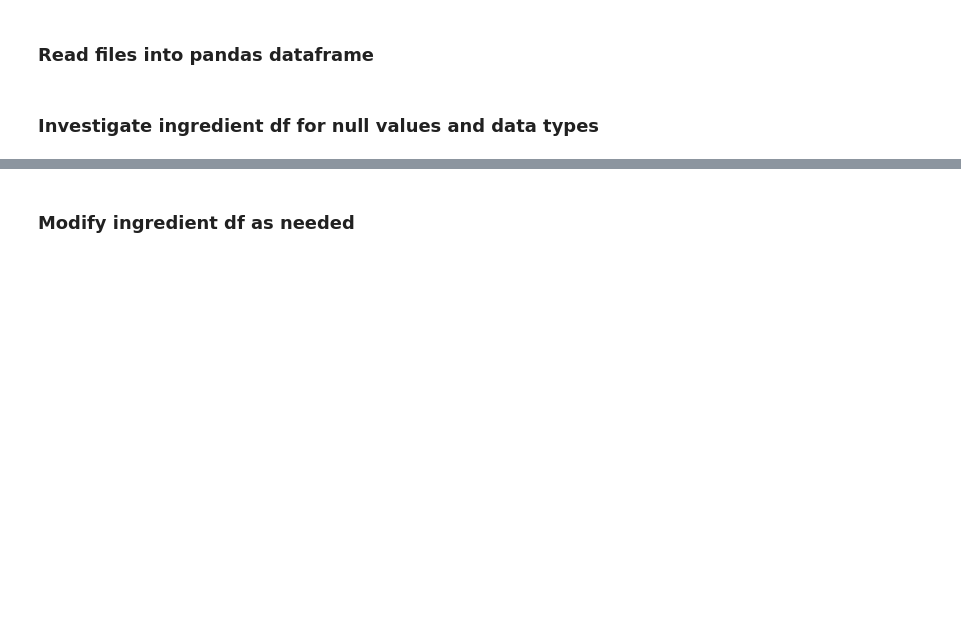
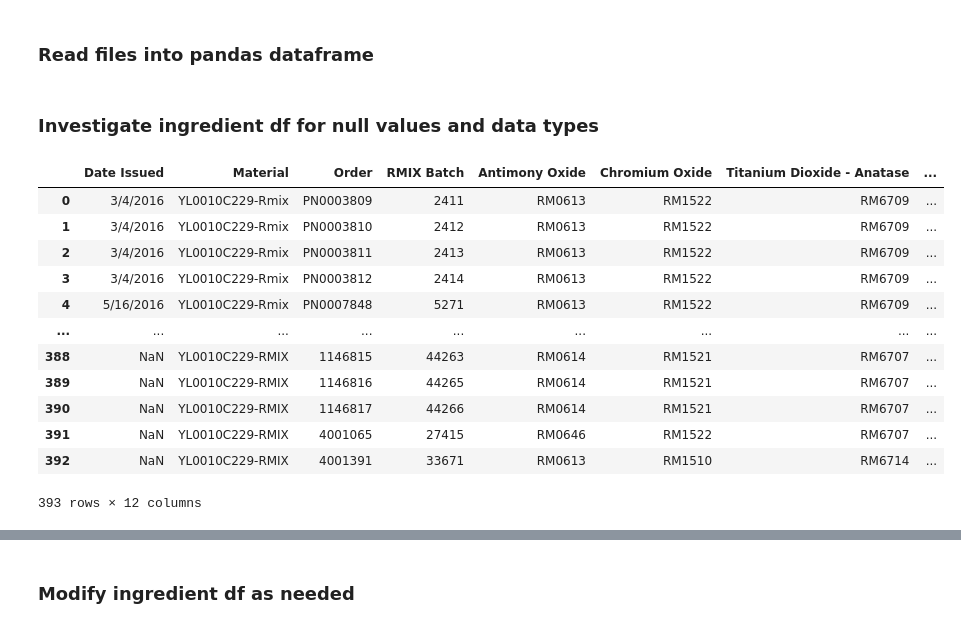
Before and after one commit to ryan-menning/rm-evaluation, a Jupyter notebook: scratch_pad.ipynb, the cells around one changed output, grey strips where cells are left out. Drawn from its saved outputs; the diff is of its cells as text; code cells hidden in the pictures; blank space fills up the shorter version.

```diff
--- a/scratch_pad.ipynb
+++ b/scratch_pad.ipynb
@@ -154,6 +154,22 @@ product_specs_df = pd.read_csv(specifications)
 product_specs_df = product_specs_df[product_specs_df['product'] == selected_product].set_index('product')
 # %% [markdown]
 ### Investigate ingredient df for null values and data types
+# %%
+ingredient_df
+# %% [output]
+|  | Date Issued | Material | Order | RMIX Batch | Antimony Oxide | Chromium Oxide | Titanium Dioxide - Anatase | ... |
+| 0 | 3/4/2016 | YL0010C229-Rmix | PN0003809 | 2411 | RM0613 | RM1522 | RM6709 | ... |
+| 1 | 3/4/2016 | YL0010C229-Rmix | PN0003810 | 2412 | RM0613 | RM1522 | RM6709 | ... |
+| 2 | 3/4/2016 | YL0010C229-Rmix | PN0003811 | 2413 | RM0613 | RM1522 | RM6709 | ... |
+| 3 | 3/4/2016 | YL0010C229-Rmix | PN0003812 | 2414 | RM0613 | RM1522 | RM6709 | ... |
+| 4 | 5/16/2016 | YL0010C229-Rmix | PN0007848 | 5271 | RM0613 | RM1522 | RM6709 | ... |
+| ... | ... | ... | ... | ... | ... | ... | ... | ... |
+| 388 | NaN | YL0010C229-RMIX | 1146815 | 44263 | RM0614 | RM1521 | RM6707 | ... |
+| 389 | NaN | YL0010C229-RMIX | 1146816 | 44265 | RM0614 | RM1521 | RM6707 | ... |
+| 390 | NaN | YL0010C229-RMIX | 1146817 | 44266 | RM0614 | RM1521 | RM6707 | ... |
+| 391 | NaN | YL0010C229-RMIX | 4001065 | 27415 | RM0646 | RM1522 | RM6707 | ... |
+| 392 | NaN | YL0010C229-RMIX | 4001391 | 33671 | RM0613 | RM1510 | RM6714 | ... |
+393 rows × 12 columns
 # %%
 print(ingredient_df.info())
 # %% [output]
```
Also changed, not shown: parts of 3 cells of this notebook, 6 other files.
